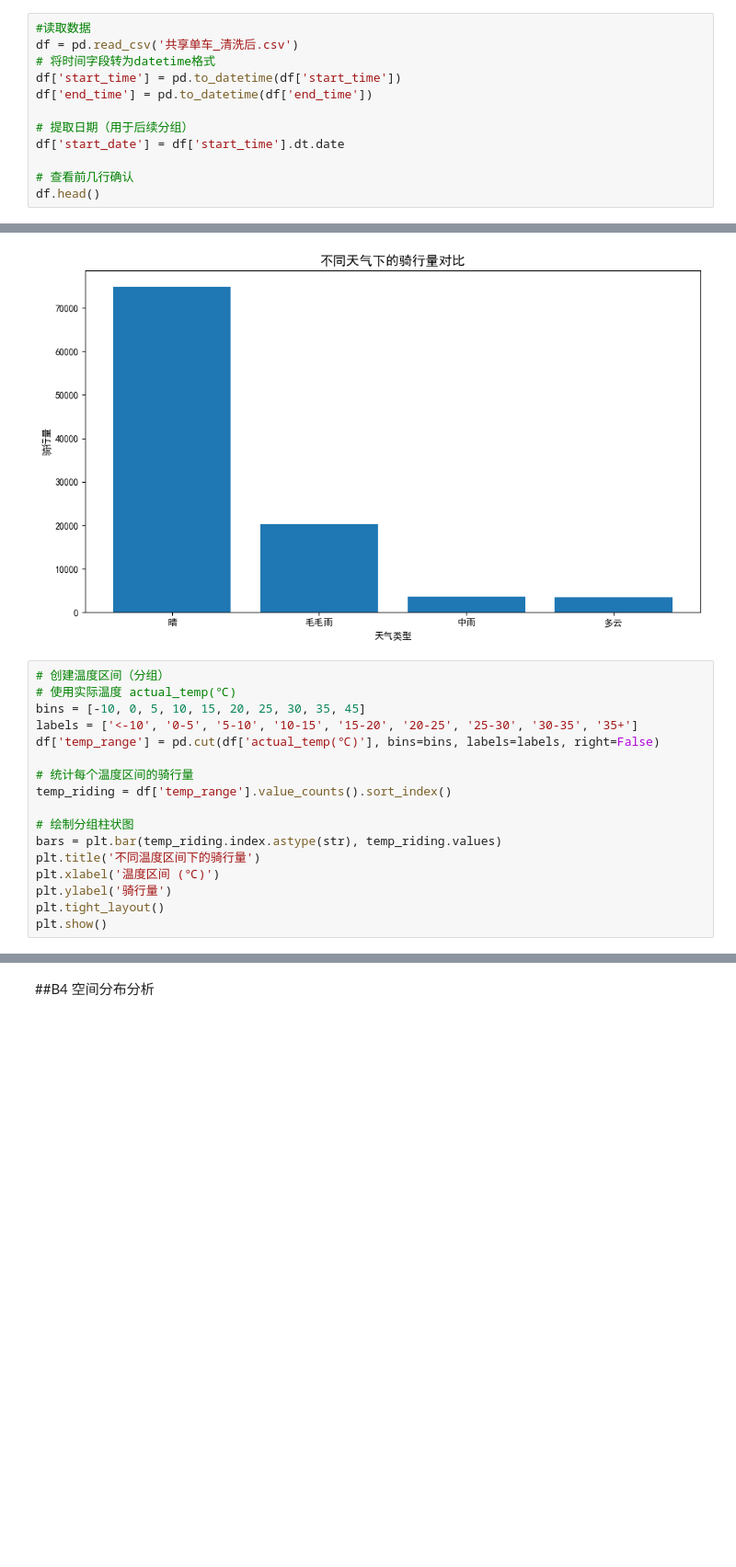
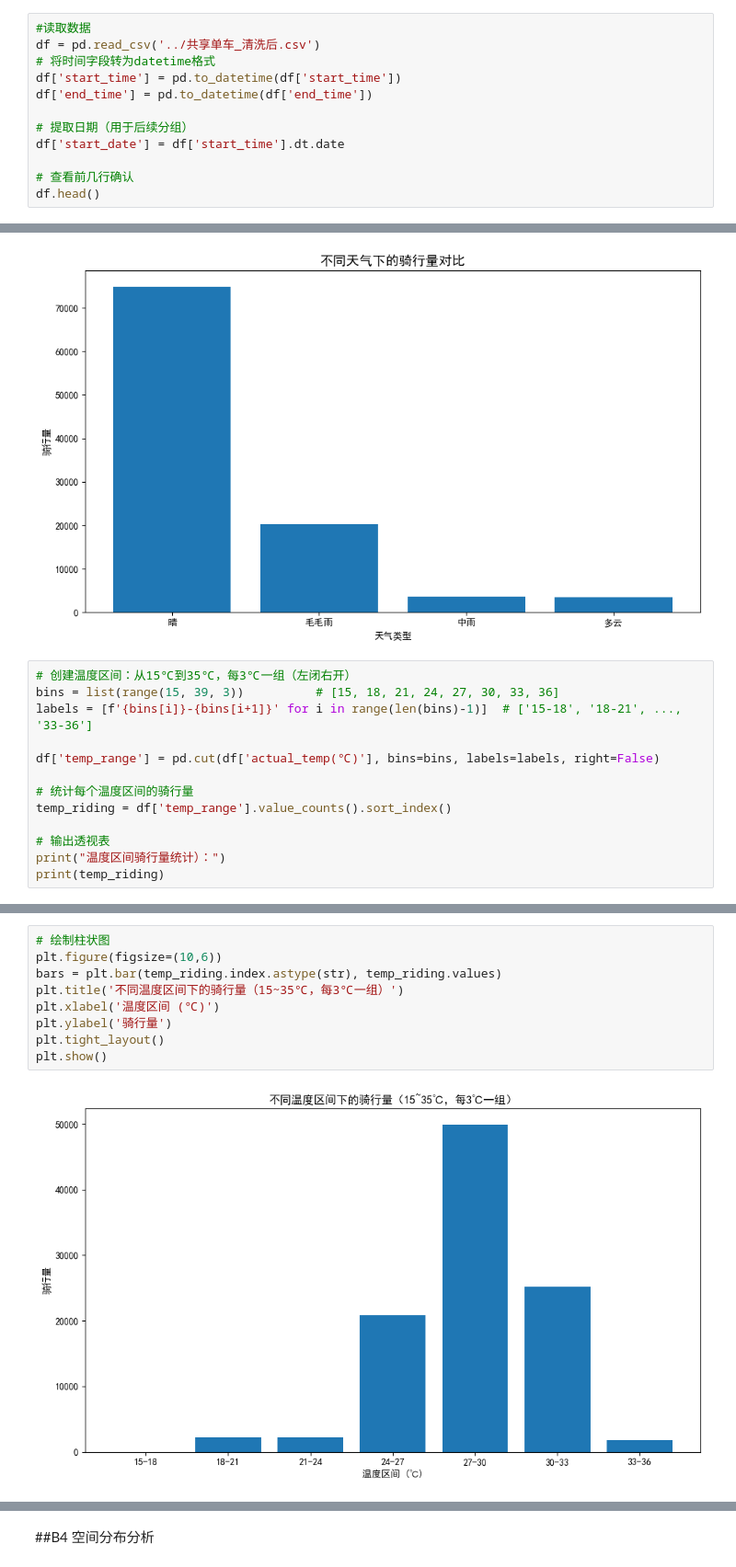
Before and after one commit to creatorerer/bike-sharing-analysis, a Jupyter notebook: code/共享单车EDA_B3-B4_ljh.ipynb, the cells around one changed output, grey strips where cells are left out. Shown at 92% size. Drawn from its saved outputs; the diff is of its cells as text; blank space fills up the shorter version.

```diff
--- a/code/共享单车EDA_B3-B4_ljh.ipynb
+++ b/code/共享单车EDA_B3-B4_ljh.ipynb
@@ -11,7 +11,7 @@ plt.rcParams['font.sans-serif'] = ['SimHei']
 plt.rcParams['axes.unicode_minus'] = False
 # %%
 #读取数据
-df = pd.read_csv('共享单车_清洗后.csv')
+df = pd.read_csv('../共享单车_清洗后.csv')
 # 将时间字段转为datetime格式
 df['start_time'] = pd.to_datetime(df['start_time'])
 df['end_time'] = pd.to_datetime(df['end_time'])
@@ -48,20 +48,16 @@ plt.show()
 # %% [output]
 [figure]
 # %%
-# 创建温度区间（分组）
-# 使用实际温度 actual_temp(℃)
-bins = [-10, 0, 5, 10, 15, 20, 25, 30, 35, 45]
-labels = ['<-10', '0-5', '5-10', '10-15', '15-20', '20-25', '25-30', '30-35', '35+']
+# 创建温度区间：从15℃到35℃，每3℃一组（左闭右开）
+bins = list(range(15, 39, 3))          # [15, 18, 21, 24, 27, 30, 33, 36]
+labels = [f'{bins[i]}-{bins[i+1]}' for i in range(len(bins)-1)]  # ['15-18', '18-21', ..., '33-36']
+
 df['temp_range'] = pd.cut(df['actual_temp(℃)'], bins=bins, labels=labels, right=False)
 
 # 统计每个温度区间的骑行量
 temp_riding = df['temp_range'].value_counts().sort_index()
 
-# 绘制分组柱状图
-bars = plt.bar(temp_riding.index.astype(str), temp_riding.values)
-plt.title('不同温度区间下的骑行量')
-plt.xlabel('温度区间 (℃)')
-plt.ylabel('骑行量')
-plt.tight_layout()
-plt.show()
+# 输出透视表
+print("温度区间骑行量统计）：")
+print(temp_riding)
 # %% [output]
@@ -69 +74,12 @@ plt.show()
+# %%
+# 绘制柱状图
+plt.figure(figsize=(10,6))
+bars = plt.bar(temp_riding.index.astype(str), temp_riding.values)
+plt.title('不同温度区间下的骑行量（15~35℃，每3℃一组）')
+plt.xlabel('温度区间 (℃)')
+plt.ylabel('骑行量')
+plt.tight_layout()
+plt.show()
+# %% [output]
+[figure, added]
 # %%
```
Also changed, not shown: parts of 5 cells of this notebook, 1 other file.
